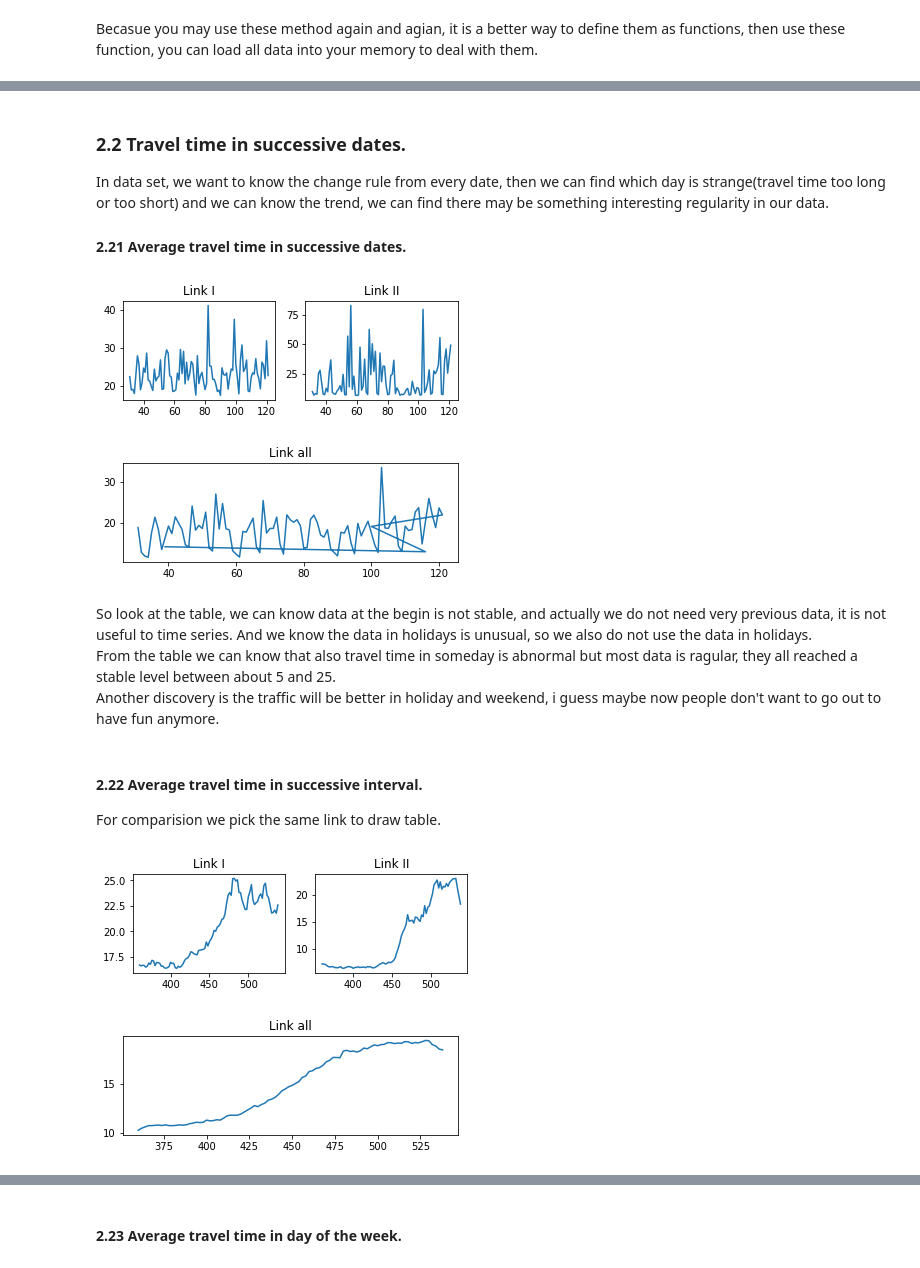
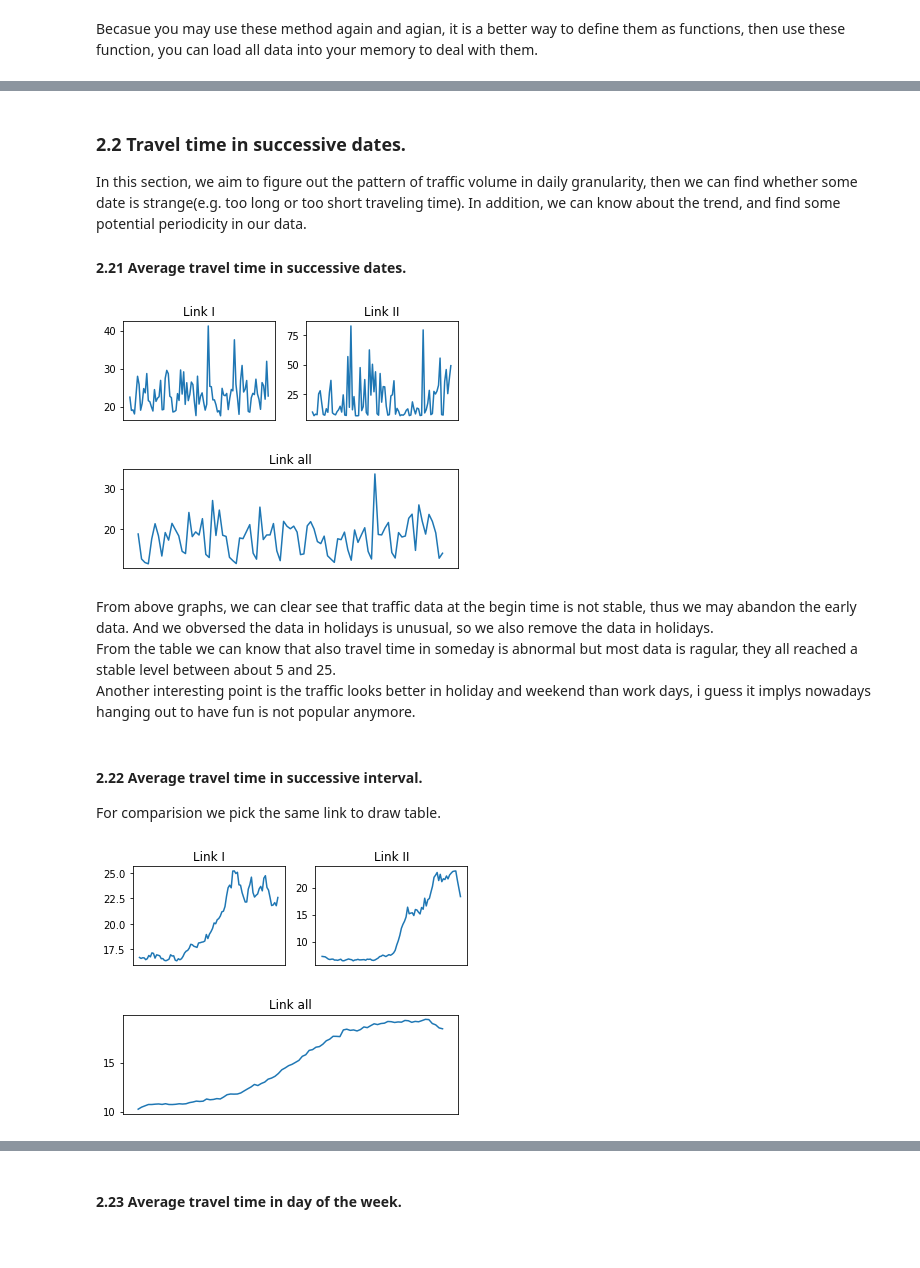
Before and after one commit to ChuanyuXue/Tianchi-Traffic-Prediction-Contest, a Jupyter notebook: TIANCHI_TrafficPredictionChallenge.ipynb, the cells around one changed output, grey strips where cells are left out. Saved outputs shown, nothing was run; the diff lists cells and outputs as text; code cells hidden in the pictures.

```diff
--- a/TIANCHI_TrafficPredictionChallenge.ipynb
+++ b/TIANCHI_TrafficPredictionChallenge.ipynb
@@ -171,9 +177,9 @@ def loadLinkTop(filePath):
 # %% [markdown]
 Becasue you may use these method again and agian, it is a better way to define them as functions, then use these function, you can load all data into your memory to deal with them.
 # %%
-travelTimePath = "C:\\Users\\XueChuanyu\\Desktop\\rebulid\\final\\sortedData.txt"
-linkInfoPath = "C:\\Users\\XueChuanyu\\Desktop\\rebulid\\final\\gy_contest_link_info.txt"
-linkTopPath = "C:\\Users\\XueChuanyu\\Desktop\\rebulid\\final\\gy_contest_link_top(20170715).txt"
+travelTimePath = "sortedData.txt"
+linkInfoPath = "data/gy_contest_link_info.txt"
+linkTopPath = "data/gy_contest_link_top.txt"
 
 travelHash = loadFile(travelTimePath)
 infoHash = loadLinkInfo(linkInfoPath)
@@ -217,7 +219,7 @@ link1 = '4377906286843600514'
 link2 = '4377906285343600514'
 # %% [markdown]
 ### 2.2 Travel time in successive dates.
-In data set, we want to know the change rule from every date, then we can find which day is strange(travel time too long or too short) and we can know the trend, we can find there may be something interesting regularity in our data.
+In this section, we aim to figure out the pattern of traffic volume in daily granularity, then we can find whether some date is strange(e.g. too long or too short traveling time). In addition, we can know about the trend, and find some potential periodicity in our data.
 
 #### 2.21 Average travel time in successive dates.
 # %%
@@ -267,39 +269,42 @@ for dateID in tempHash2:
     y2List.append(tempHash2[dateID] / count2)
 for dateID in tempHash3:
     x3List.append(dateID)
     y3List.append(tempHash3[dateID] / count3)
 
 plt.figure(1)
 plt.subplot(2,2,1)
 plt.plot(xList, yList)
+plt.xticks([])
 plt.title('Link I')
 
 plt.subplot(2,2,2)
 plt.plot(x2List, y2List)
+plt.xticks([])
 plt.title('Link II')
 
 plt.figure(2)
 plt.subplot(2,1,2)
 plt.plot(x3List, y3List)
 plt.title('Link all')
+plt.xticks([])
 plt.show()
 
 xList = []
 yList = []
 x2List = []
 y2List = []
 x3List = []
 y3List = []
 tempHash = {}
 tempHash2 = {}
 tempHash3 = {}
 # %% [output]
-[figure, old version]
+[figure, new version]
-[figure, old version]
+[figure, new version]
 # %% [markdown]
-So look at the table, we can know data at the begin is not stable, and actually we do not need very previous data, it is not useful to time series. And we know the data in holidays is unusual, so we also do not use the data in holidays.
+From above graphs, we can clear see that traffic data at the begin time is not stable, thus we may abandon the early data. And we obversed the data in holidays is unusual, so we also remove the data in holidays.
 From the table we can know that also travel time in someday is abnormal but most data is ragular, they all reached a stable level between about 5 and 25.
-Another discovery is the traffic will be better in holiday and weekend, i guess maybe now people don't want to go out to have fun anymore.
+Another interesting point is the traffic looks better in holiday and weekend than work days, i guess it implys nowadays hanging out to have fun is not popular anymore.
 # %% [markdown]
 #### 2.22 Average travel time in successive interval.
 For comparision we pick the same link to draw table.
@@ -348,16 +353,19 @@ for timeID in tempHash:
 plt.figure(1)
 plt.subplot(2,2,1)
 plt.plot(xList, yList)
+plt.xticks([])
 plt.title('Link I')
 
 plt.subplot(2,2,2)
 plt.plot(x2List, y2List)
+plt.xticks([])
 plt.title('Link II')
 
 plt.figure(2)
 plt.subplot(2,1,2)
 plt.plot(x3List, y3List)
 plt.title('Link all')
+plt.xticks([])
 plt.show()
 
 
@@ -369,6 +377,6 @@ x3List = []
 y3List = []
 tempHash = {}
 # %% [output]
-[figure, old version]
+[figure, new version]
-[figure, old version]
+[figure, new version]
 # %% [markdown]
```
Also changed, not shown: parts of 34 cells of this notebook.
